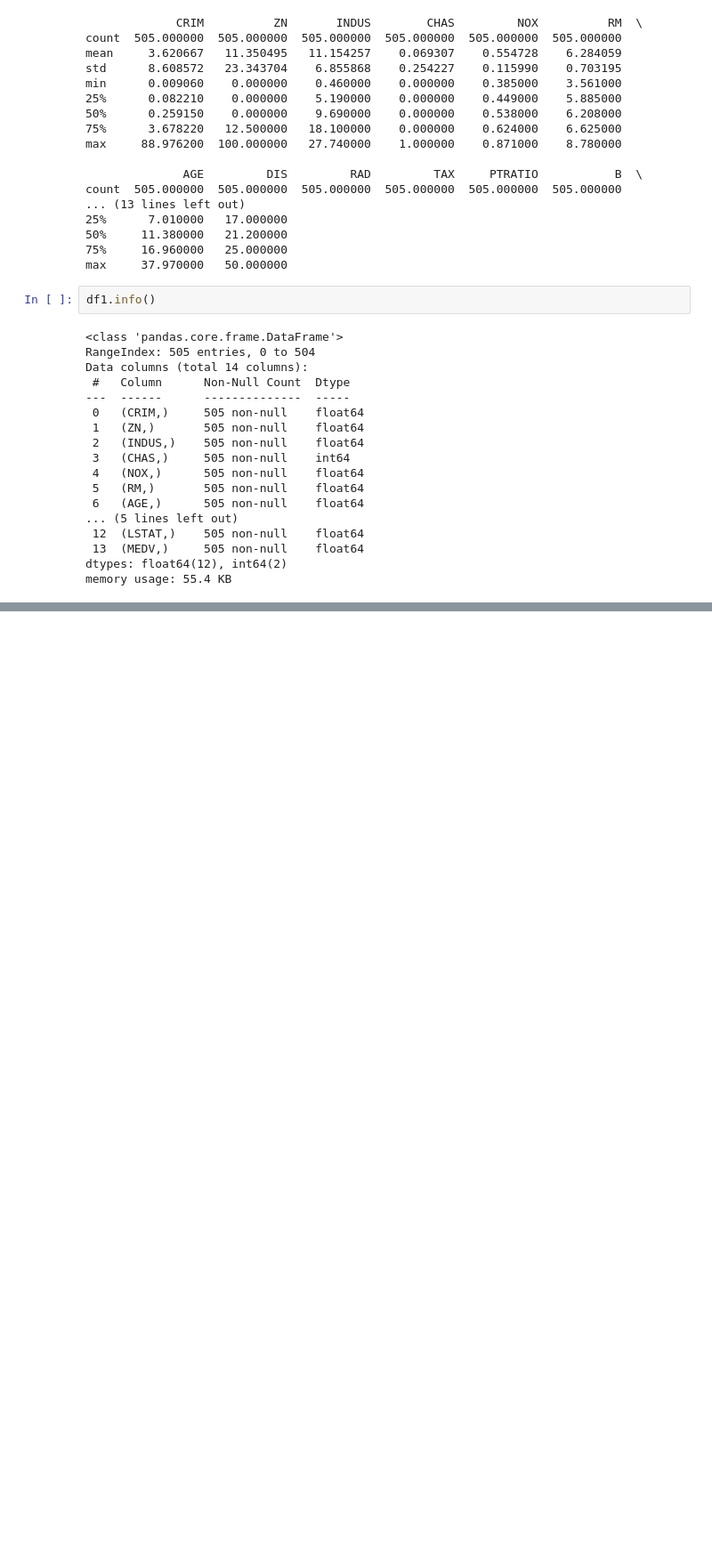
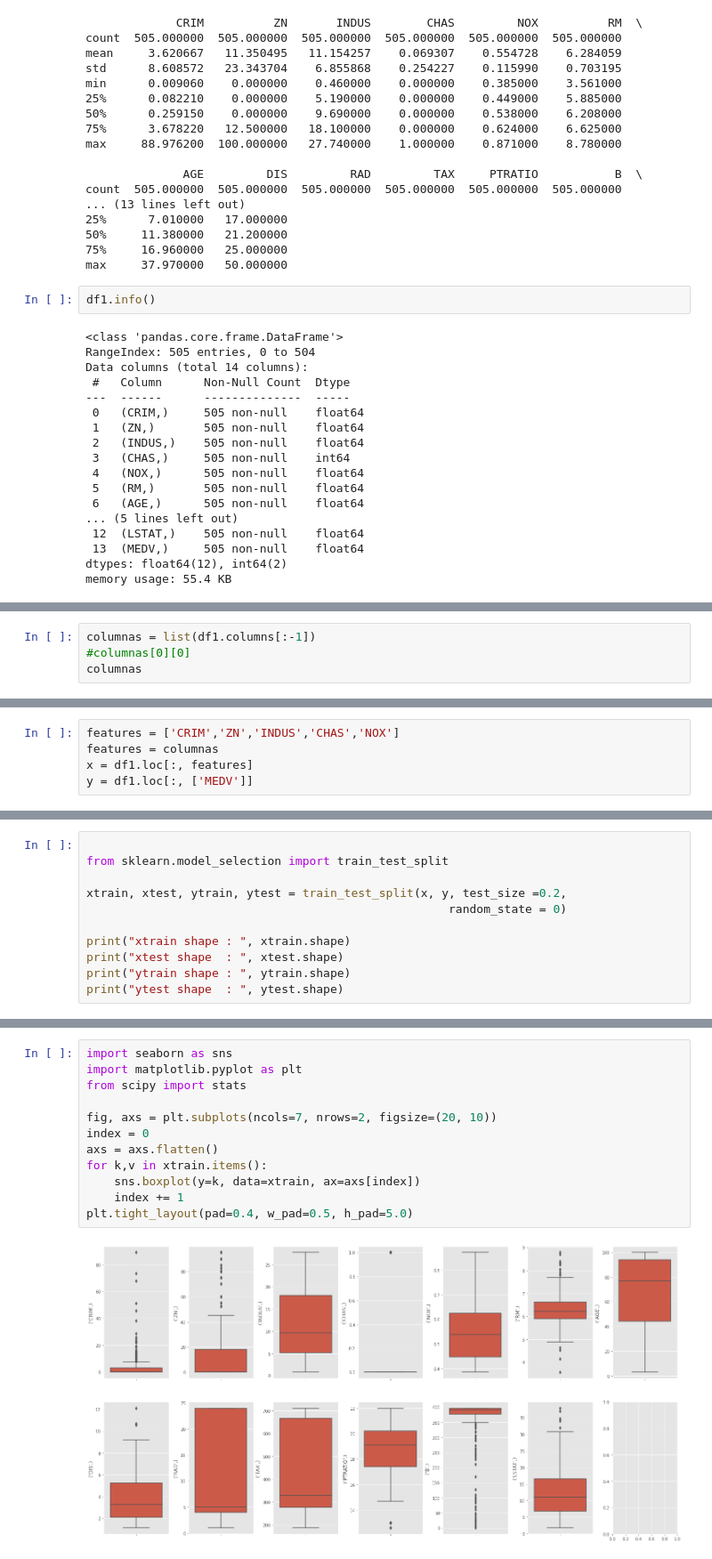
Before and after one commit to JMML2021/0201-estructures_dades, a Jupyter notebook: Tasca_M5_T02_Machine_Leaning.ipynb, the cells around one changed output, grey strips where cells are left out. Shown: that part at 89% size. Cells and saved outputs as stored; diff of their text form; blank space fills up the shorter version.

```diff
--- a/Tasca_M5_T02_Machine_Leaning.ipynb
+++ b/Tasca_M5_T02_Machine_Leaning.ipynb
@@ -137,0 +140,4 @@ memory usage: 55.4 KB
+# %%
+columnas = list(df1.columns[:-1])
+#columnas[0][0]
+columnas
@@ -137,0 +158,5 @@ memory usage: 55.4 KB
+# %%
+features = ['CRIM','ZN','INDUS','CHAS','NOX']
+features = columnas
+x = df1.loc[:, features]
+y = df1.loc[:, ['MEDV']]
@@ -137,0 +172,11 @@ memory usage: 55.4 KB
+# %%
+
+from sklearn.model_selection import train_test_split
+
+xtrain, xtest, ytrain, ytest = train_test_split(x, y, test_size =0.2,
+                                                    random_state = 0)
+
+print("xtrain shape : ", xtrain.shape)
+print("xtest shape  : ", xtest.shape)
+print("ytrain shape : ", ytrain.shape)
+print("ytest shape  : ", ytest.shape)
@@ -137,0 +202,14 @@ memory usage: 55.4 KB
+# %%
+import seaborn as sns
+import matplotlib.pyplot as plt
+from scipy import stats
+
+fig, axs = plt.subplots(ncols=7, nrows=2, figsize=(20, 10))
+index = 0
+axs = axs.flatten()
+for k,v in xtrain.items():
+    sns.boxplot(y=k, data=xtrain, ax=axs[index])
+    index += 1
+plt.tight_layout(pad=0.4, w_pad=0.5, h_pad=5.0)
+# %% [output]
+[figure, added]
```
Also changed, not shown: parts of 10 cells of this notebook.
